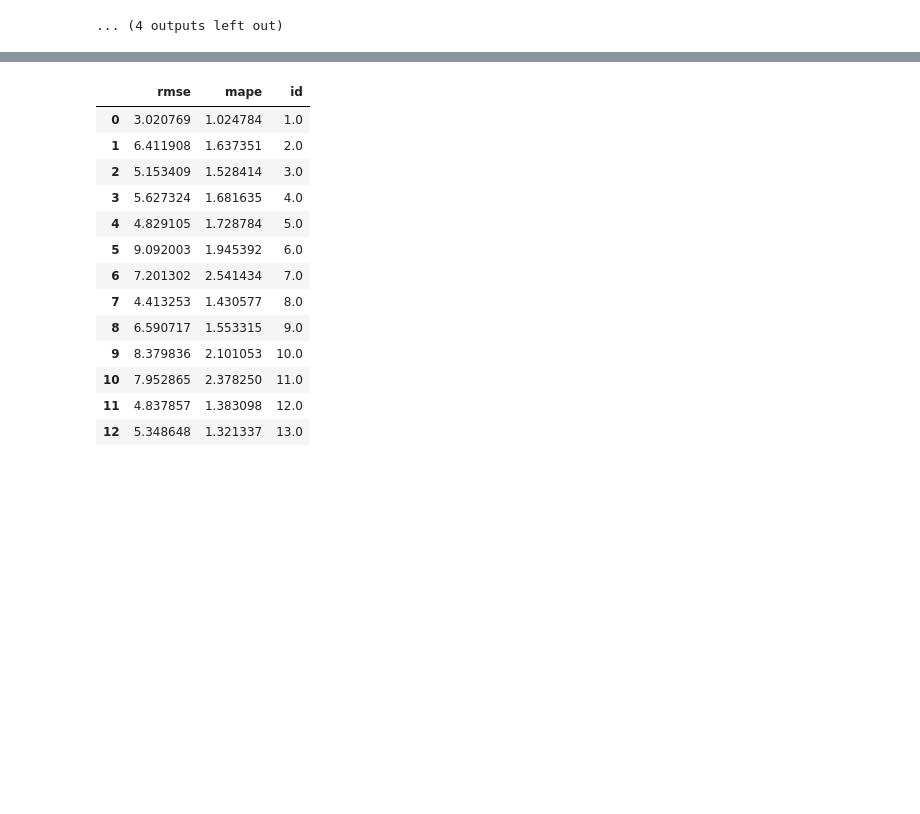
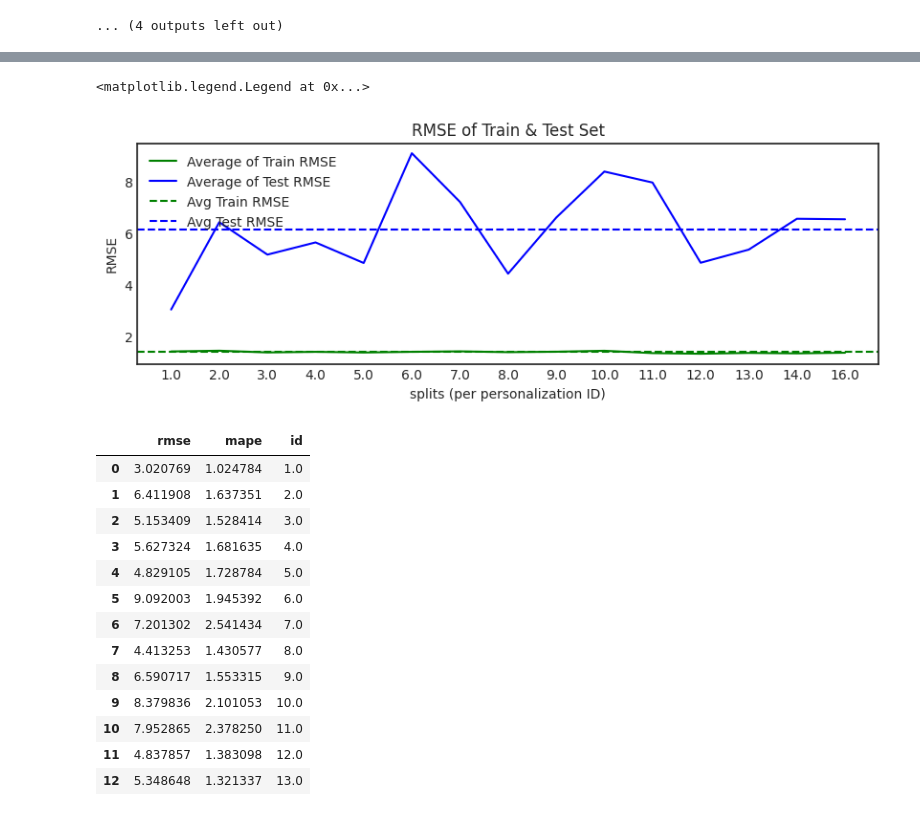
Before and after one commit to gjlee0802/engineering-digital-biomarkers, a Jupyter notebook: randomforest_regressor.ipynb, the cells around one changed output, grey strips where cells are left out. Cells and saved outputs as stored; diff of their text form; code cells hidden in the pictures; blank space fills up the shorter version.

```diff
--- a/randomforest_regressor.ipynb
+++ b/randomforest_regressor.ipynb
@@ -700,5 +712,5 @@ def partialPersonalizationLoocvRF(data, idcolumn, outcomevar, dropcols=[], numes
 # %%
-eval_df, errors, RMSE, RMSEstd, MAPE, MAPEstd, importances = partialPersonalizationLoocvRF(data=df, idcolumn='ID', outcomevar='glucose', dropcols=['label', 'datetime'], numestimators=100, fs=0.02, personalization_train_percent=0.5)
+rmse_df, eval_df, errors, RMSE, RMSEstd, MAPE, MAPEstd, importances = partialPersonalizationLoocvRF(data=df, idcolumn='ID', outcomevar='glucose', dropcols=['label', 'datetime'], numestimators=100, fs=0.02, personalization_train_percent=0.5)
 # %% [output]
 IDlist : ['1.0', '2.0', '3.0', '4.0', '5.0', '6.0', '7.0', '8.0', '9.0', '10.0', '11.0', '12.0', '13.0', '14.0', '16.0']
 28870
@@ -773,3 +785,7 @@ Now processing... LOOCV_featureselection
 LOOCV_O : 12.0
 Now processing... RFLOOCV
 ... (4 outputs left out)
+# %%
+# Compute average of RMSE
+avg_train_rmse = rmse_df['train_rmse'].mean()
+avg_test_rmse = rmse_df['test_rmse'].mean()
@@ -776,3 +811,20 @@ Now processing... RFLOOCV
+# %%
+# 그래프 그리기
+plt.figure(figsize=(10, 3))
+plt.plot(rmse_df['id'], rmse_df['train_rmse'], 'g', label='Average of Train RMSE')
+plt.plot(rmse_df['id'], rmse_df['test_rmse'], 'b', label='Average of Test RMSE')
+
+# 가로 점선 추가
+plt.axhline(y=avg_train_rmse, color='g', linestyle='--', label='Avg Train RMSE')
+plt.axhline(y=avg_test_rmse, color='b', linestyle='--', label='Avg Test RMSE')
+
+plt.title('RMSE of Train & Test Set')
+plt.xlabel('splits (per personalization ID)')
+plt.ylabel('RMSE')
+plt.legend()
+# %% [output]
+<matplotlib.legend.Legend at 0x...>
+[figure, added]
 # %%
 eval_df.head(20)
 # %% [output]
```
Also changed, not shown: parts of 4 cells of this notebook.
